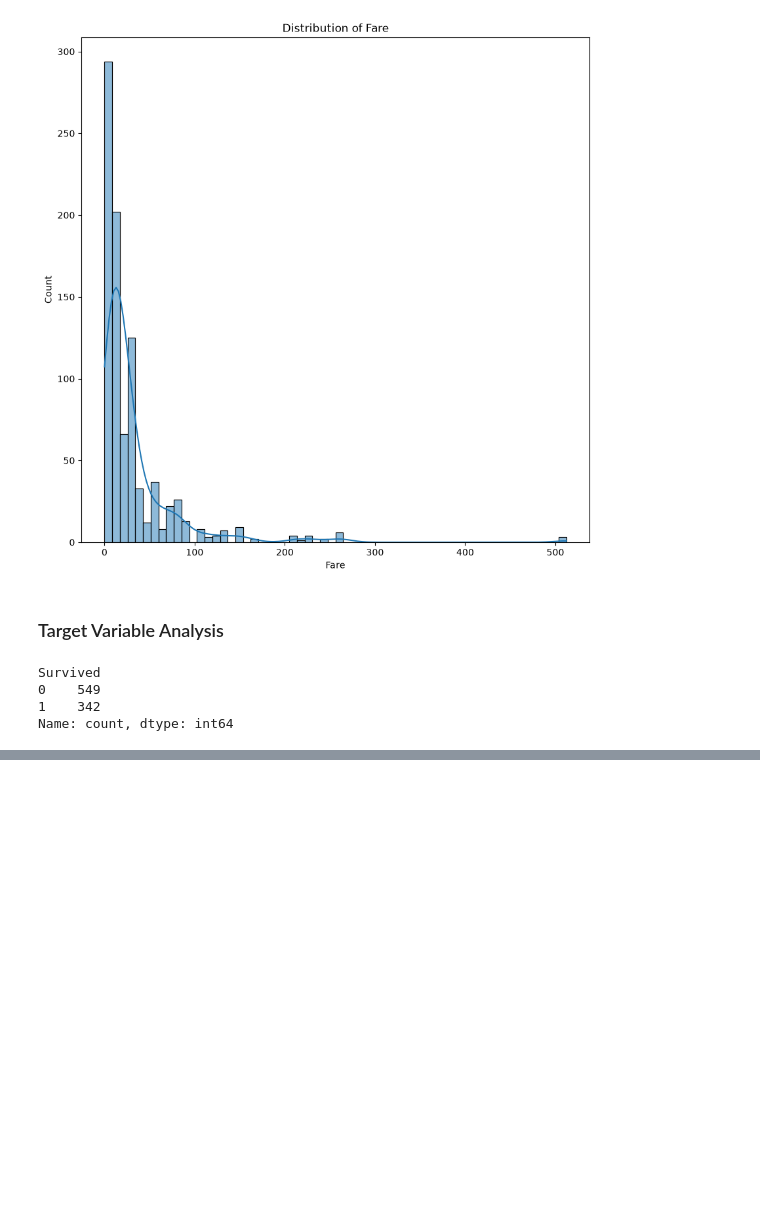
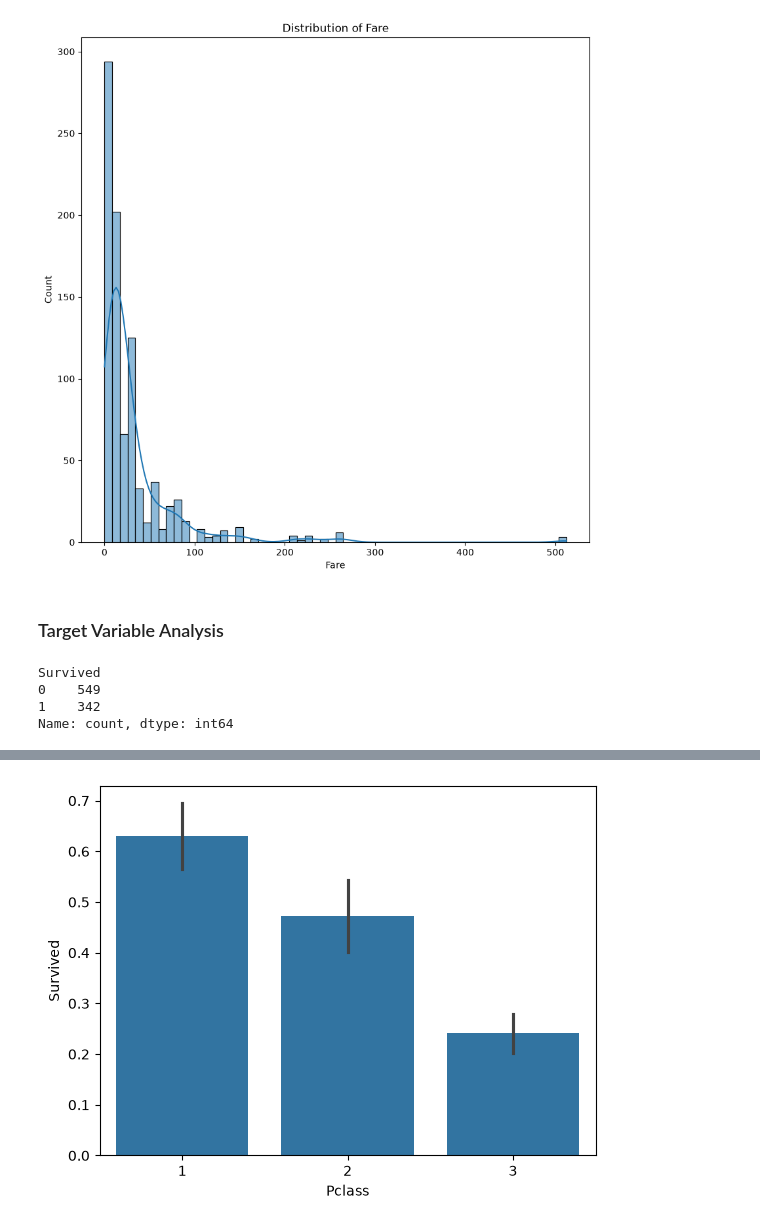
Before and after one commit to WillardDev/Machine_Learning_Foundation, a Jupyter notebook: Data_Cleaning.ipynb, the cells around one changed output, grey strips where cells are left out. Drawn from its saved outputs; the diff is of its cells as text; code cells hidden in the pictures; blank space fills up the shorter version.

```diff
--- a/Data_Cleaning.ipynb
+++ b/Data_Cleaning.ipynb
@@ -114,0 +125,6 @@ Name: count, dtype: int64
+# %%
+# Pclass vs Survived
+sns.barplot(x='Pclass', y='Survived', data=df1)
+plt.show()
+# %% [output]
+[figure, added]
```
Also changed, not shown: parts of 3 cells of this notebook.
